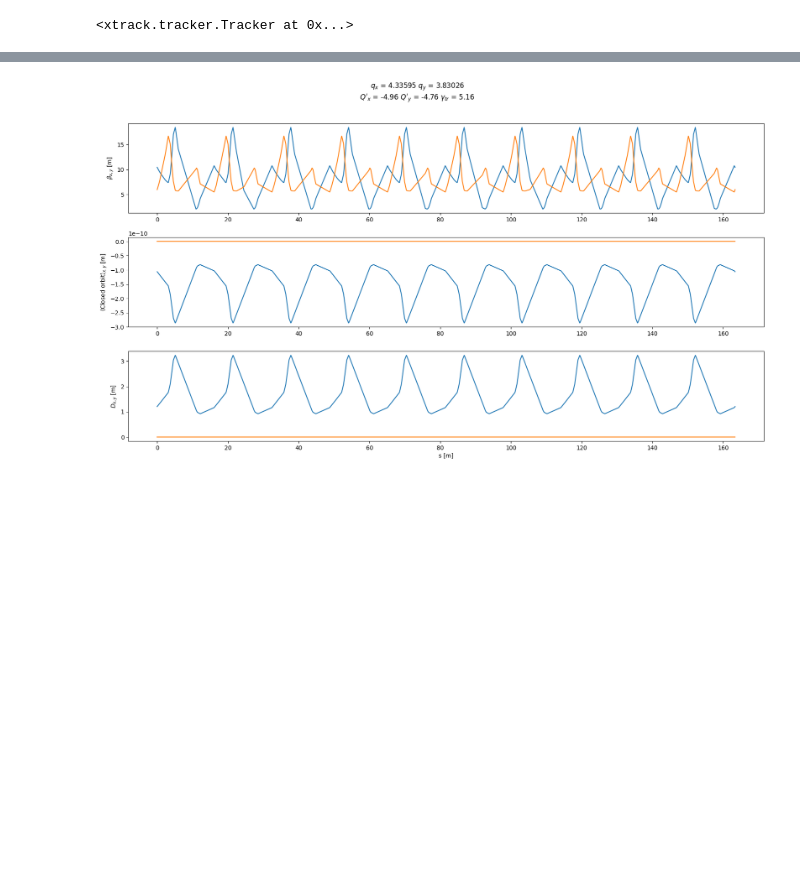
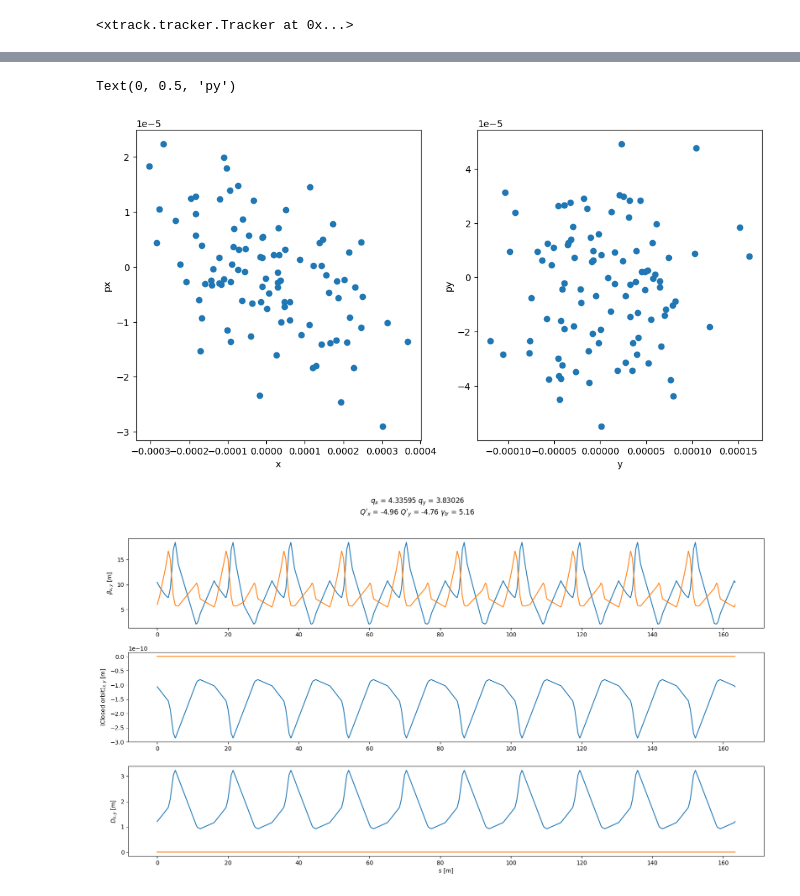
Before and after one commit to robertsimpson03/Accelerator-Simulation, a Jupyter notebook: ISIS_simulation.ipynb, the cells around one changed output, grey strips where cells are left out. Saved outputs shown, nothing was run; the diff lists cells and outputs as text; code cells hidden in the pictures; blank space fills up the shorter version.

```diff
--- a/ISIS_simulation.ipynb
+++ b/ISIS_simulation.ipynb
@@ -73,12 +80,15 @@ line.track(particles, num_turns=n_turns, turn_by_turn_monitor=True)
 # %%
-#n = 100
-#fig, axs = plt.subplots(1,2, figsize=(12,6))
-#axs[0].scatter(x_tbt.T[n], px_tbt.T[n])
-#axs[0].set_xlabel("x")
-#axs[0].set_ylabel("px")
-#axs[1].scatter(y_tbt.T[n], py_tbt.T[n])
-#axs[1].set_xlabel("y")
-#axs[1].set_ylabel("py")
+n = 100
+fig, axs = plt.subplots(1,2, figsize=(12,6))
+axs[0].scatter(x_tbt.T[n], px_tbt.T[n])
+axs[0].set_xlabel("x")
+axs[0].set_ylabel("px")
+axs[1].scatter(y_tbt.T[n], py_tbt.T[n])
+axs[1].set_xlabel("y")
+axs[1].set_ylabel("py")
+# %% [output]
+Text(0, 0.5, 'py')
+[figure, added]
 # %%
 fig1 = plt.figure(1, figsize=(20, 10))
 spbet = plt.subplot(3,1,1)
```
Also changed, not shown: parts of 5 cells of this notebook, 1 other file.
